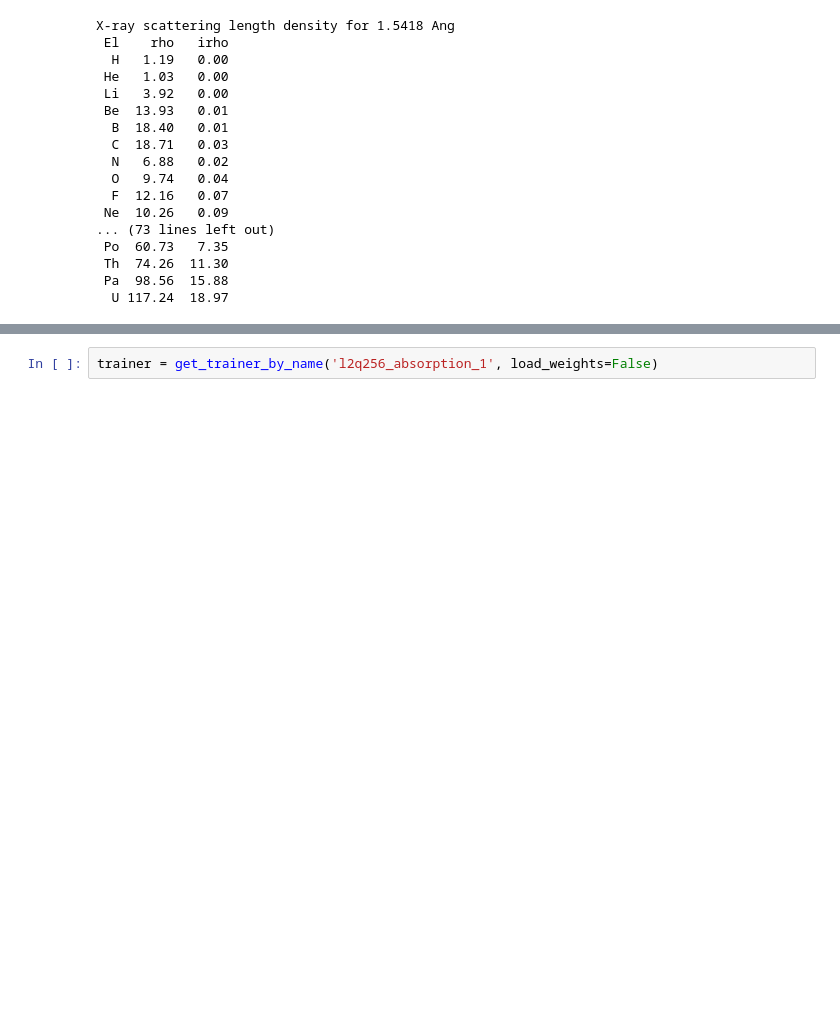
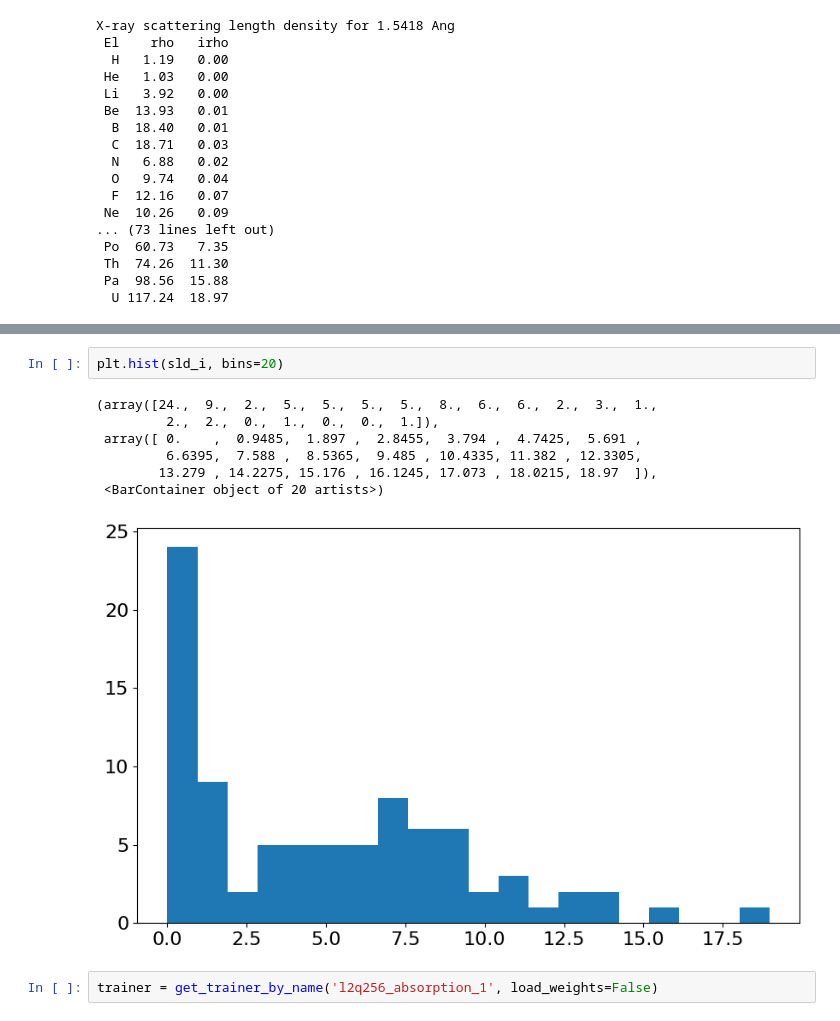
Before and after one commit to schreiber-lab/reflectorch, a Jupyter notebook: notebooks/training_vh.ipynb, the cells around one changed output, grey strips where cells are left out. Saved outputs shown, nothing was run; the diff lists cells and outputs as text; blank space fills up the shorter version.

```diff
--- a/notebooks/training_vh.ipynb
+++ b/notebooks/training_vh.ipynb
@@ -38,3 +46,13 @@ X-ray scattering length density for 1.5418 Ang
+# %%
+plt.hist(sld_i, bins=20)
+# %% [output]
+(array([24.,  9.,  2.,  5.,  5.,  5.,  5.,  8.,  6.,  6.,  2.,  3.,  1.,
+         2.,  2.,  0.,  1.,  0.,  0.,  1.]),
+ array([ 0.    ,  0.9485,  1.897 ,  2.8455,  3.794 ,  4.7425,  5.691 ,
+         6.6395,  7.588 ,  8.5365,  9.485 , 10.4335, 11.382 , 12.3305,
+        13.279 , 14.2275, 15.176 , 16.1245, 17.073 , 18.0215, 18.97  ]),
+ <BarContainer object of 20 artists>)
+[figure, added]
 # %%
 trainer = get_trainer_by_name('l2q256_absorption_1', load_weights=False)
 # %% [output]
```
Also changed, not shown: parts of 2 cells of this notebook.
